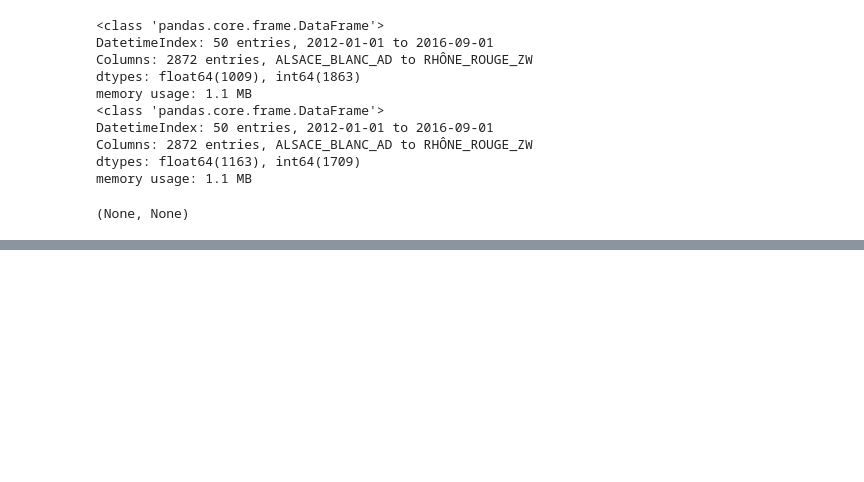
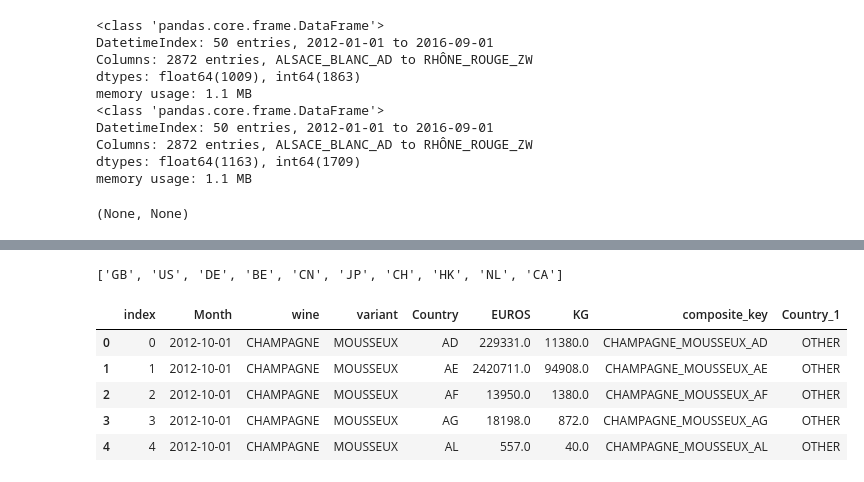
Before and after one commit to antoinecarme/TimeSeriesData, a Jupyter notebook: Stat_FR_CommExt/merged/French_Wine_Export.ipynb, the cells around one changed output, grey strips where cells are left out. Drawn from its saved outputs; the diff is of its cells as text; code cells hidden in the pictures; blank space fills up the shorter version.

Commit message:
Simplify the problem ... keep only the 10 most wine-friendly countries.

```diff
--- a/Stat_FR_CommExt/merged/French_Wine_Export.ipynb
+++ b/Stat_FR_CommExt/merged/French_Wine_Export.ipynb
@@ -277,3 +277,7 @@ memory usage: 1.1 MB
 # %%
 df_euros.to_csv('French_Wine_Export_in_Euros.csv');
 df_kgs.to_csv('French_Wine_Export_in_Kgs.csv');
+# %%
+# try to reduce number of countries ... for demo
+# get the export value by couyntry
+country_values = pd.DataFrame(wexp4[['Country' , 'EUROS']].groupby('Country')['EUROS'].sum())
@@ -279,0 +294,2 @@ df_kgs.to_csv('French_Wine_Export_in_Kgs.csv');
+# %%
+country_values_10_best = country_values.sort_values(by='EUROS', ascending=False).head(10)
@@ -279,0 +311,23 @@ df_kgs.to_csv('French_Wine_Export_in_Kgs.csv');
+# %%
+Best_Customers = list(country_values_10_best.index)
+# %%
+Best_Customers
+# %% [output]
+['GB', 'US', 'DE', 'BE', 'CN', 'JP', 'CH', 'HK', 'NL', 'CA']
+# %%
+
+def reduce_countries(cntry_name):
+    if(cntry_name in Best_Customers):
+        return cntry_name;
+    return "OTHER";
+
+wexp4['Country_1'] = wexp4['Country'].apply(reduce_countries);
+# %%
+wexp4.head()
+# %% [output]
+|  | index | Month | wine | variant | Country | EUROS | KG | composite_key | Country_1 |
+| 0 | 0 | 2012-10-01 | CHAMPAGNE | MOUSSEUX | AD | 229331.0 | 11380.0 | CHAMPAGNE_MOUSSEUX_AD | OTHER |
+| 1 | 1 | 2012-10-01 | CHAMPAGNE | MOUSSEUX | AE | 2420711.0 | 94908.0 | CHAMPAGNE_MOUSSEUX_AE | OTHER |
+| 2 | 2 | 2012-10-01 | CHAMPAGNE | MOUSSEUX | AF | 13950.0 | 1380.0 | CHAMPAGNE_MOUSSEUX_AF | OTHER |
+| 3 | 3 | 2012-10-01 | CHAMPAGNE | MOUSSEUX | AG | 18198.0 | 872.0 | CHAMPAGNE_MOUSSEUX_AG | OTHER |
+| 4 | 4 | 2012-10-01 | CHAMPAGNE | MOUSSEUX | AL | 557.0 | 40.0 | CHAMPAGNE_MOUSSEUX_AL | OTHER |
```
Also changed, not shown: parts of 6 cells of this notebook, 2 other files.
